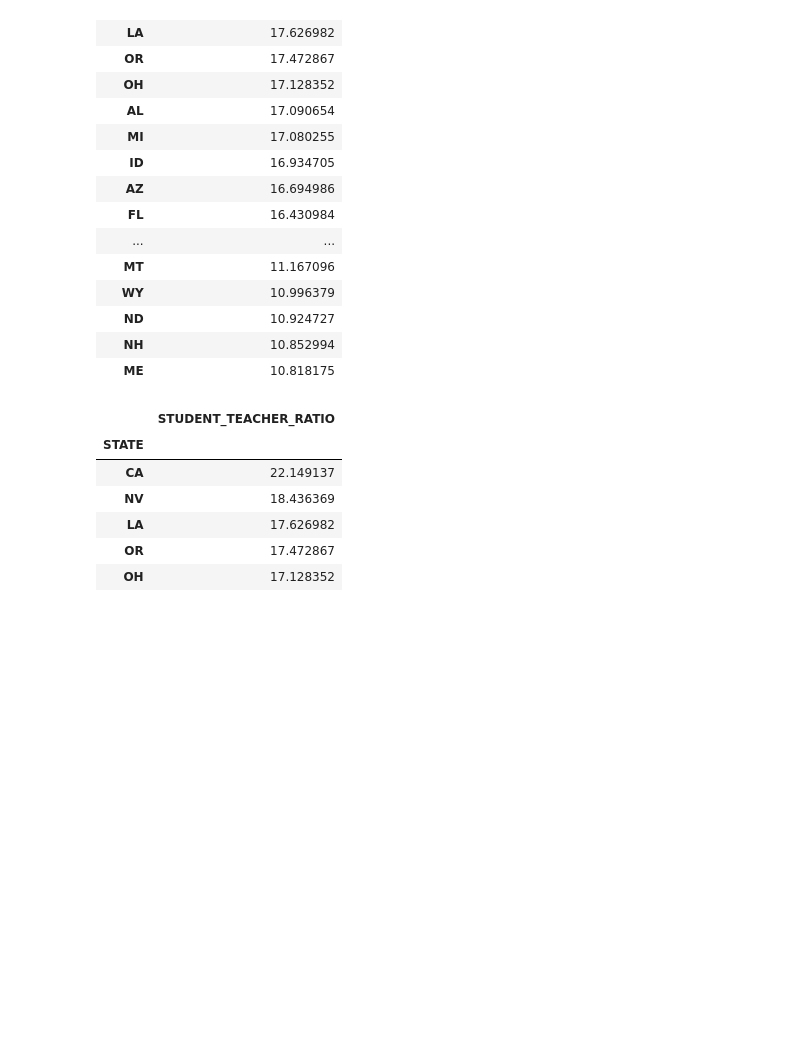
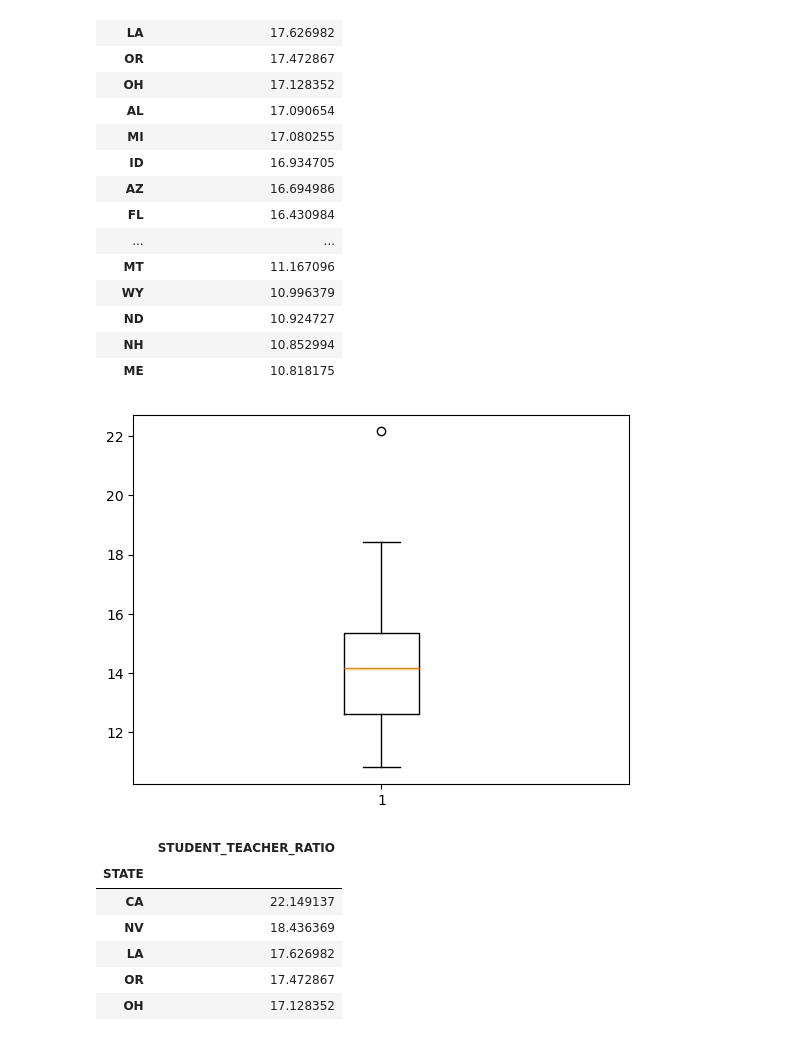
Before and after one commit to cold-quix/school-analysis, a Jupyter notebook: public_school_analysis.ipynb, the cells around one changed output. Drawn from its saved outputs; the diff is of its cells as text; code cells hidden in the pictures; blank space fills up the shorter version.

```diff
--- a/public_school_analysis.ipynb
+++ b/public_school_analysis.ipynb
@@ -336,8 +337,8 @@ plt.show()
 str_by_state = df_ratio_filtered.groupby("STATE")
 # %%
 # What is the mean of the Student/Teacher Ratio for each state?
-temp_ratio = str_by_state.mean(numeric_only=True)["STUDENT_TEACHER_RATIO"]
-temp_ratio = pd.DataFrame(data=temp_ratio)
+temp_mean = str_by_state.mean(numeric_only=True)["STUDENT_TEACHER_RATIO"]
+temp_ratio = pd.DataFrame(data=temp_mean)
 temp_ratio.head(10)
 # %% [output]
 |  | STUDENT_TEACHER_RATIO |
@@ -378,6 +381,12 @@ temp_ratio.sort_values("STUDENT_TEACHER_RATIO", ascending=False)
 | ME | 10.818175 |
 # %%
 # Plot a boxplot of the Student/Teacher Ratios
+boxplot = pd.DataFrame(data=temp_ratio)
+
+plt.boxplot(boxplot)
+plt.show()
+# %% [output]
+[figure, added]
 # %%
 # List or Plot the Highest 5 states
 temp_ratio.sort_values("STUDENT_TEACHER_RATIO", ascending=False).head(5)
```
Also changed, not shown: parts of 7 cells of this notebook.
